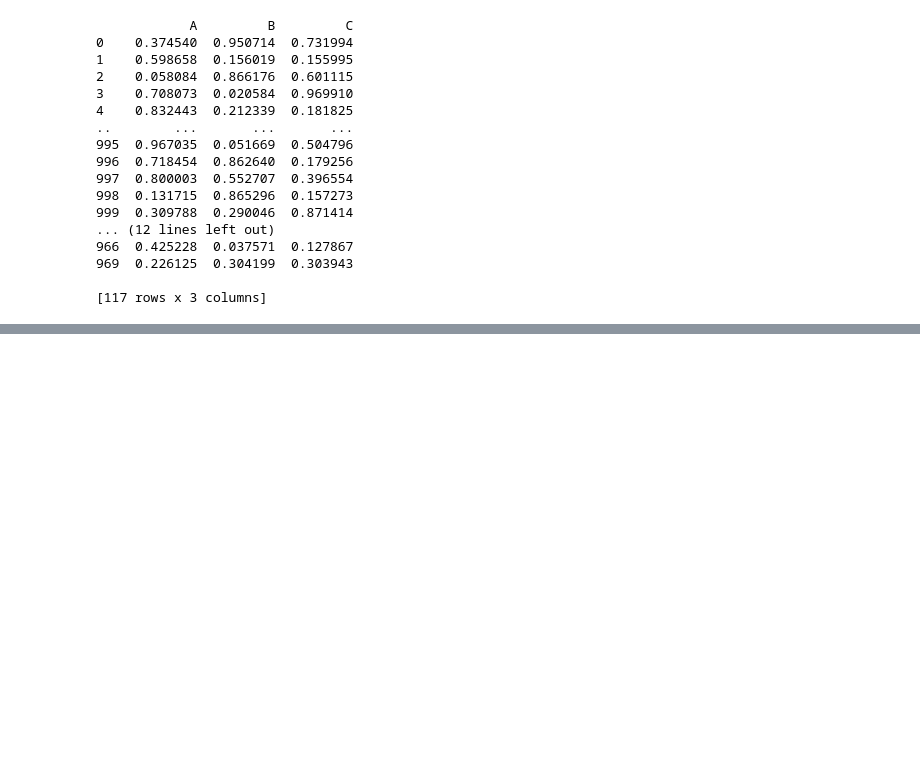
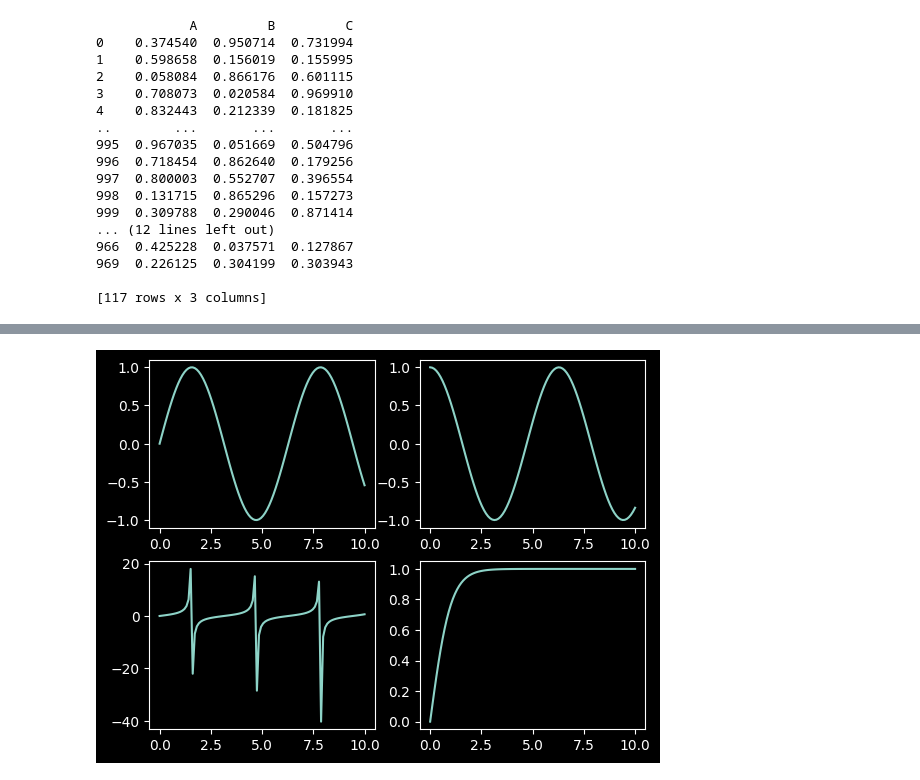
Before and after one commit to VedaVinothiniShastra/DS_PT_2, a Jupyter notebook: Day 10.ipynb, the cells around one changed output, grey strips where cells are left out. Cells and saved outputs as stored; diff of their text form; code cells hidden in the pictures; blank space fills up the shorter version.

```diff
--- a/Day 10.ipynb
+++ b/Day 10.ipynb
@@ -107,0 +176,21 @@ print(q)
+# %%
+#plot of 4 in subplot
+import matplotlib.pyplot as plt
+import numpy as np
+X= np.linspace(0,10,100)
+f=plt.figure()
+Y1 = np.sin(X)
+Y2 = np.cos(X)
+Y3 = np.tan(X)
+Y4 = np.tanh(X)
+f.add_subplot(2,2,1) # 2*2 ->  4
+plt.plot(X, Y1)
+f.add_subplot(2,2,2)
+plt.plot(X, Y2)
+f.add_subplot(2,2,3)
+plt.plot(X, Y3)
+f.add_subplot(2,2,4)
+plt.plot(X, Y4)
+plt.show()
+# %% [output]
+[figure, added]
```
Also changed, not shown: parts of 7 cells of this notebook, 2 other files.
